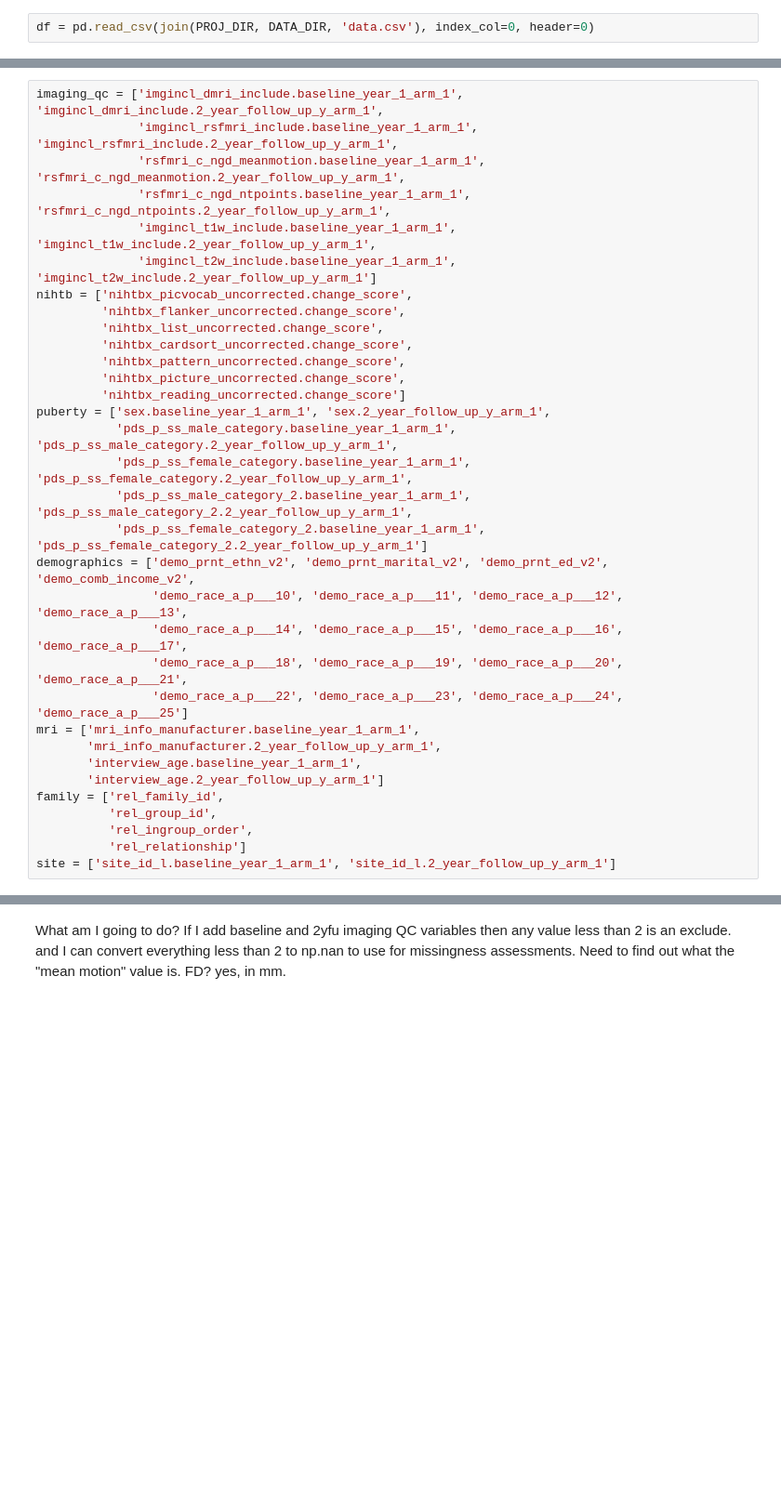
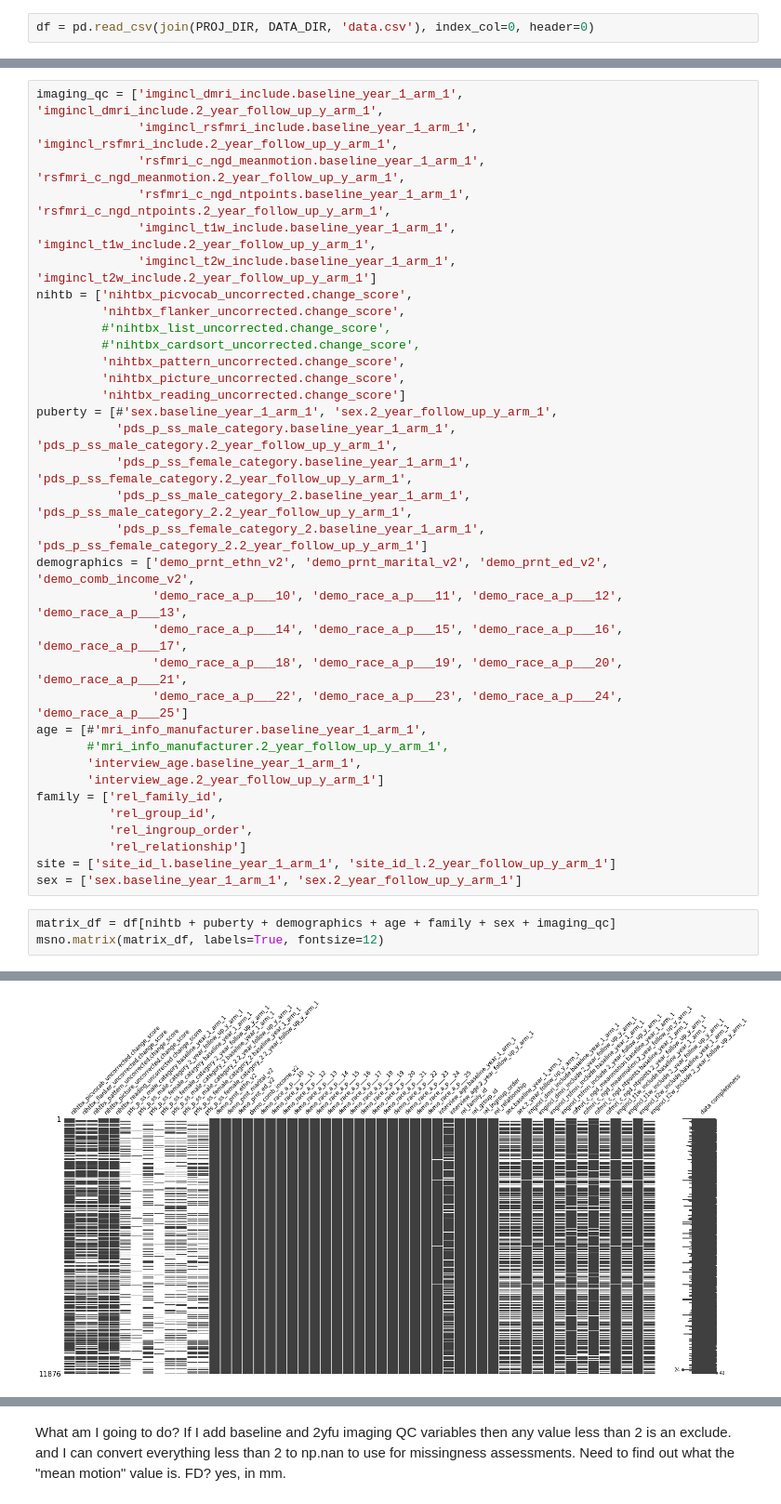
Before and after one commit to 62442katieb/deltaABCD_variability, a Jupyter notebook: notebooks/0.1missingness.ipynb, the cells around one changed output, grey strips where cells are left out. Shown at 93% size. Cells and saved outputs as stored; diff of their text form; blank space fills up the shorter version.

Commit message:
recalculated annualized change scores

```diff
--- a/notebooks/0.1missingness.ipynb
+++ b/notebooks/0.1missingness.ipynb
@@ -55,12 +24,12 @@ imaging_qc = ['imgincl_dmri_include.baseline_year_1_arm_1', 'imgincl_dmri_includ
               'imgincl_t2w_include.baseline_year_1_arm_1', 'imgincl_t2w_include.2_year_follow_up_y_arm_1']
 nihtb = ['nihtbx_picvocab_uncorrected.change_score',
          'nihtbx_flanker_uncorrected.change_score',
-         'nihtbx_list_uncorrected.change_score',
-         'nihtbx_cardsort_uncorrected.change_score',
+         #'nihtbx_list_uncorrected.change_score',
+         #'nihtbx_cardsort_uncorrected.change_score',
          'nihtbx_pattern_uncorrected.change_score',
          'nihtbx_picture_uncorrected.change_score',
          'nihtbx_reading_uncorrected.change_score']
-puberty = ['sex.baseline_year_1_arm_1', 'sex.2_year_follow_up_y_arm_1',
+puberty = [#'sex.baseline_year_1_arm_1', 'sex.2_year_follow_up_y_arm_1',
            'pds_p_ss_male_category.baseline_year_1_arm_1', 'pds_p_ss_male_category.2_year_follow_up_y_arm_1',
            'pds_p_ss_female_category.baseline_year_1_arm_1', 'pds_p_ss_female_category.2_year_follow_up_y_arm_1',
            'pds_p_ss_male_category_2.baseline_year_1_arm_1', 'pds_p_ss_male_category_2.2_year_follow_up_y_arm_1',
@@ -70,8 +39,8 @@ demographics = ['demo_prnt_ethn_v2', 'demo_prnt_marital_v2', 'demo_prnt_ed_v2',
                 'demo_race_a_p___14', 'demo_race_a_p___15', 'demo_race_a_p___16', 'demo_race_a_p___17',
                 'demo_race_a_p___18', 'demo_race_a_p___19', 'demo_race_a_p___20', 'demo_race_a_p___21',
                 'demo_race_a_p___22', 'demo_race_a_p___23', 'demo_race_a_p___24', 'demo_race_a_p___25']
-mri = ['mri_info_manufacturer.baseline_year_1_arm_1',
-       'mri_info_manufacturer.2_year_follow_up_y_arm_1',
+age = [#'mri_info_manufacturer.baseline_year_1_arm_1',
+       #'mri_info_manufacturer.2_year_follow_up_y_arm_1',
        'interview_age.baseline_year_1_arm_1',
        'interview_age.2_year_follow_up_y_arm_1']
 family = ['rel_family_id',
@@ -79,3 +48,8 @@ family = ['rel_family_id',
           'rel_ingroup_order',
           'rel_relationship']
 site = ['site_id_l.baseline_year_1_arm_1', 'site_id_l.2_year_follow_up_y_arm_1']
+sex = ['sex.baseline_year_1_arm_1', 'sex.2_year_follow_up_y_arm_1']
+# %%
+matrix_df = df[nihtb + puberty + demographics + age + family + sex + imaging_qc]
+msno.matrix(matrix_df, labels=True, fontsize=12)
+# %% [output]
@@ -81,0 +57 @@ site = ['site_id_l.baseline_year_1_arm_1', 'site_id_l.2_year_follow_up_y_arm_1']
+[figure, added]
```
Also changed, not shown: parts of 13 cells of this notebook, 2 other files.
